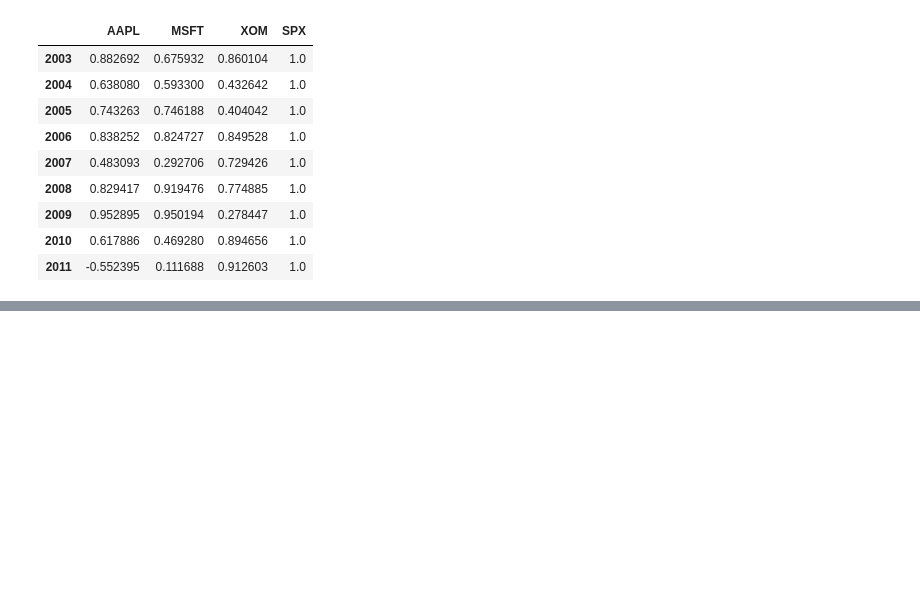
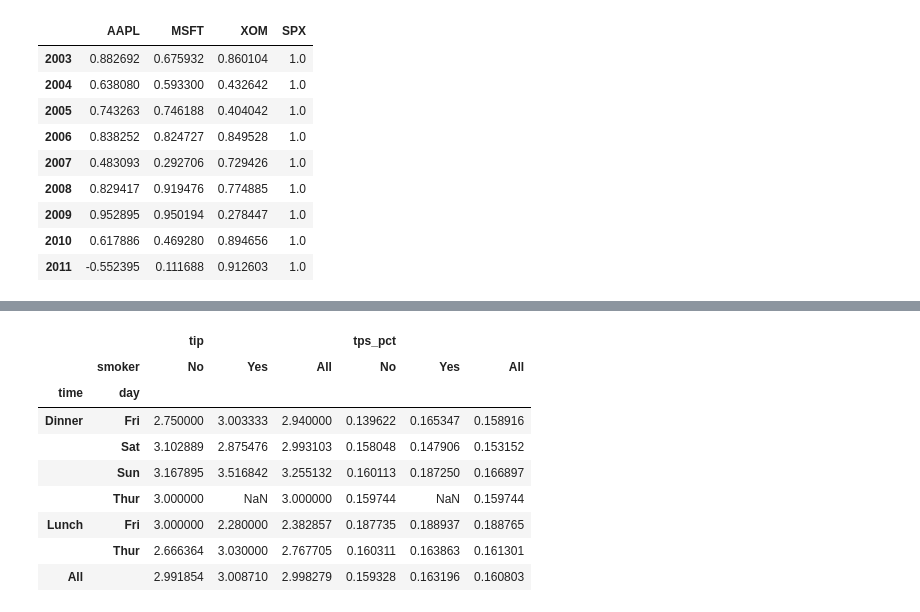
Before and after one commit to deepcloudlabs/dcl702-2020-sep-16, a Jupyter notebook: module09-data.aggregation.and.grouping/exercises.ipynb, the cells around one changed output, grey strips where cells are left out. Cells and saved outputs as stored; diff of their text form; code cells hidden in the pictures; blank space fills up the shorter version.

```diff
--- a/module09-data.aggregation.and.grouping/exercises.ipynb
+++ b/module09-data.aggregation.and.grouping/exercises.ipynb
@@ -525,0 +551,13 @@ group_by_year.apply(spx_cor)
+# %%
+tips.pivot_table(['tip','tps_pct'], index=['time','day'],columns="smoker",margins=True)
+# %% [output]
+|  |  | tip |  |  | tps_pct |  |  |
+|  | smoker | No | Yes | All | No | Yes | All |
+| time | day |  |  |  |  |  |  |
+| Dinner | Fri | 2.750000 | 3.003333 | 2.940000 | 0.139622 | 0.165347 | 0.158916 |
+|  | Sat | 3.102889 | 2.875476 | 2.993103 | 0.158048 | 0.147906 | 0.153152 |
+|  | Sun | 3.167895 | 3.516842 | 3.255132 | 0.160113 | 0.187250 | 0.166897 |
+|  | Thur | 3.000000 | NaN | 3.000000 | 0.159744 | NaN | 0.159744 |
+| Lunch | Fri | 3.000000 | 2.280000 | 2.382857 | 0.187735 | 0.188937 | 0.188765 |
+|  | Thur | 2.666364 | 3.030000 | 2.767705 | 0.160311 | 0.163863 | 0.161301 |
+| All |  | 2.991854 | 3.008710 | 2.998279 | 0.159328 | 0.163196 | 0.160803 |
```
Also changed, not shown: parts of 4 cells of this notebook.
